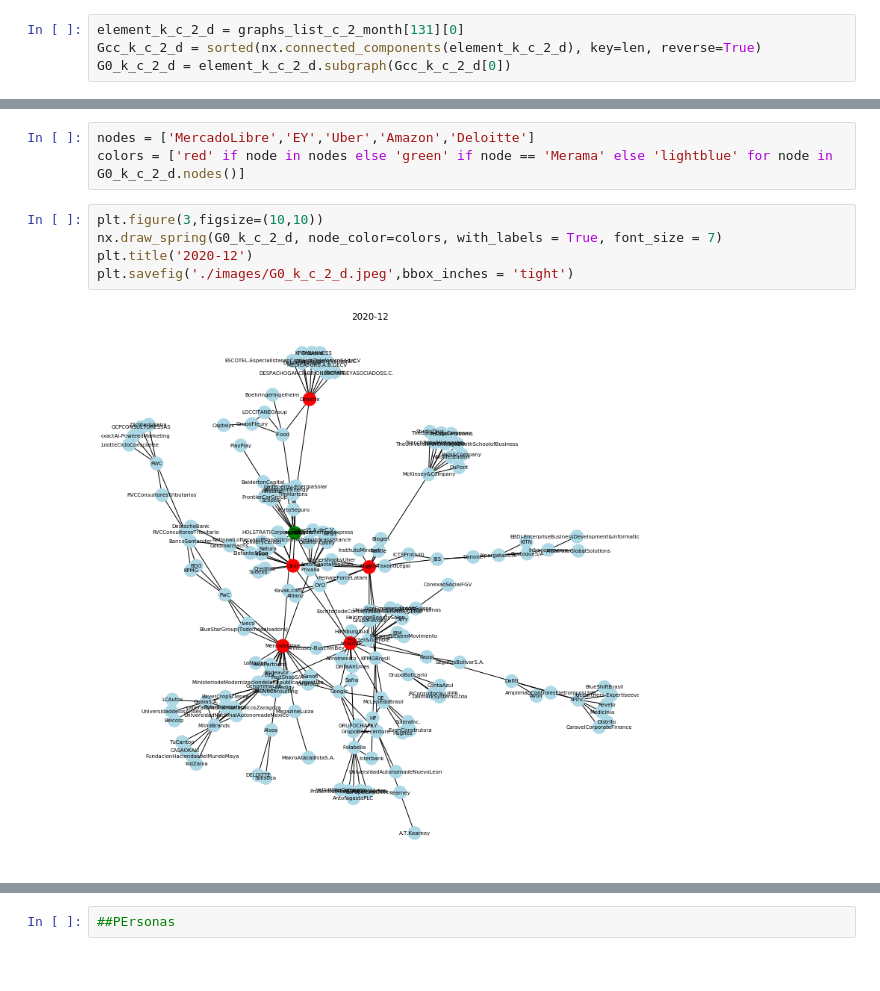
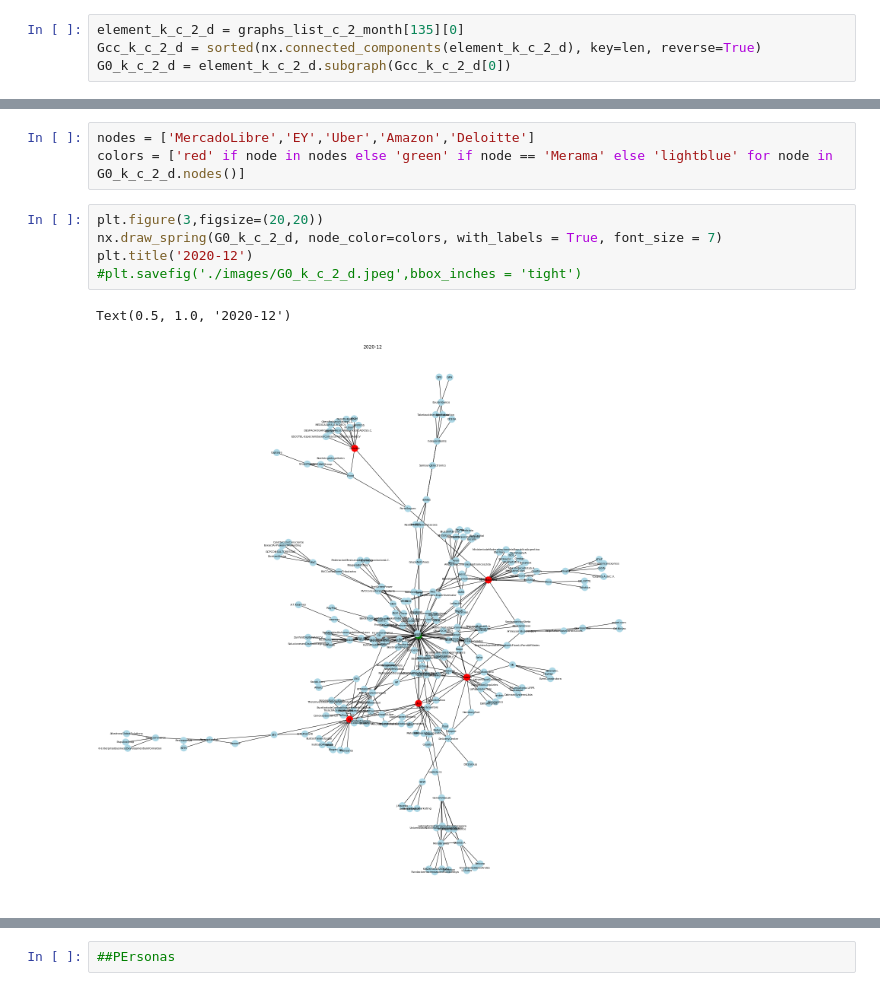
Before and after one commit to Mahonry/EncounterNetwork, a Jupyter notebook: Red de encuentros.ipynb, the cells around one changed output, grey strips where cells are left out. Drawn from its saved outputs; the diff is of its cells as text.

```diff
--- a/Red de encuentros.ipynb
+++ b/Red de encuentros.ipynb
@@ -337,4 +337,4 @@ plt.savefig('./images/G0_k_c_2_a.jpeg',bbox_inches = 'tight')
 # %%
-element_k_c_2_d = graphs_list_c_2_month[131][0]
+element_k_c_2_d = graphs_list_c_2_month[135][0]
 Gcc_k_c_2_d = sorted(nx.connected_components(element_k_c_2_d), key=len, reverse=True)
 G0_k_c_2_d = element_k_c_2_d.subgraph(Gcc_k_c_2_d[0])
@@ -369,9 +373,10 @@ plt.show()
 nodes = ['MercadoLibre','EY','Uber','Amazon','Deloitte']
 colors = ['red' if node in nodes else 'green' if node == 'Merama' else 'lightblue' for node in G0_k_c_2_d.nodes()]
 # %%
-plt.figure(3,figsize=(10,10))
+plt.figure(3,figsize=(20,20))
 nx.draw_spring(G0_k_c_2_d, node_color=colors, with_labels = True, font_size = 7)
 plt.title('2020-12')
-plt.savefig('./images/G0_k_c_2_d.jpeg',bbox_inches = 'tight')
+#plt.savefig('./images/G0_k_c_2_d.jpeg',bbox_inches = 'tight')
 # %% [output]
+Text(0.5, 1.0, '2020-12')
-[figure, old version]
+[figure, new version]
```
Also changed, not shown: parts of 20 cells of this notebook.
